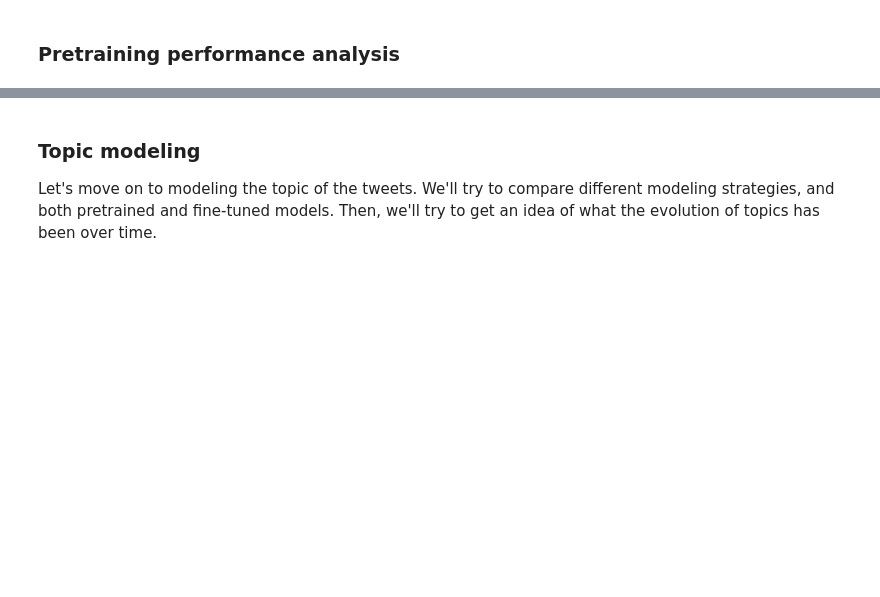
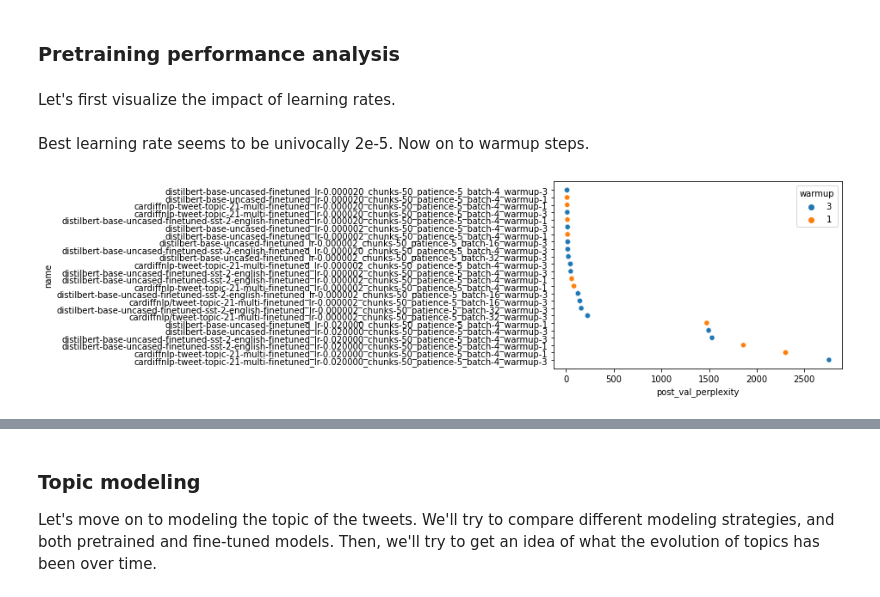
Before and after one commit to rbroc/eucomm-twitter, a Jupyter notebook: process_data.ipynb, the cells around one changed output, grey strips where cells are left out. Saved outputs shown, nothing was run; the diff lists cells and outputs as text; code cells hidden in the pictures; blank space fills up the shorter version.

```diff
--- a/process_data.ipynb
+++ b/process_data.ipynb
@@ -239,2 +220,9 @@ Tracking run with wandb version 0.13.2
 # %% [markdown]
 ### Pretraining performance analysis
+# %%
+performances = pd.read_json('logs/pretraining/performances.jsonl', lines=True, orient='records')
+performances['learning_rate'] = performances['name'].str.split('_').str[1].str.split('-').str[1]
+performances['batch_size'] = performances['name'].str.split('_').str[4].str.split('-').str[1]
+performances['warmup'] = performances['name'].str.split('_').str[5].str.split('-').str[1]
+# %% [markdown]
+Let's first visualize the impact of learning rates.
@@ -240,0 +232,7 @@ Tracking run with wandb version 0.13.2
+# %% [markdown]
+Best learning rate seems to be univocally 2e-5. Now on to warmup steps.
+# %%
+sns.scatterplot(data=performances.sort_values(by='post_val_perplexity'), y='name', x='post_val_perplexity', hue='warmup')
+plt.show()
+# %% [output]
+[figure, added]
```
Also changed, not shown: parts of 16 cells of this notebook, 2 other files.
